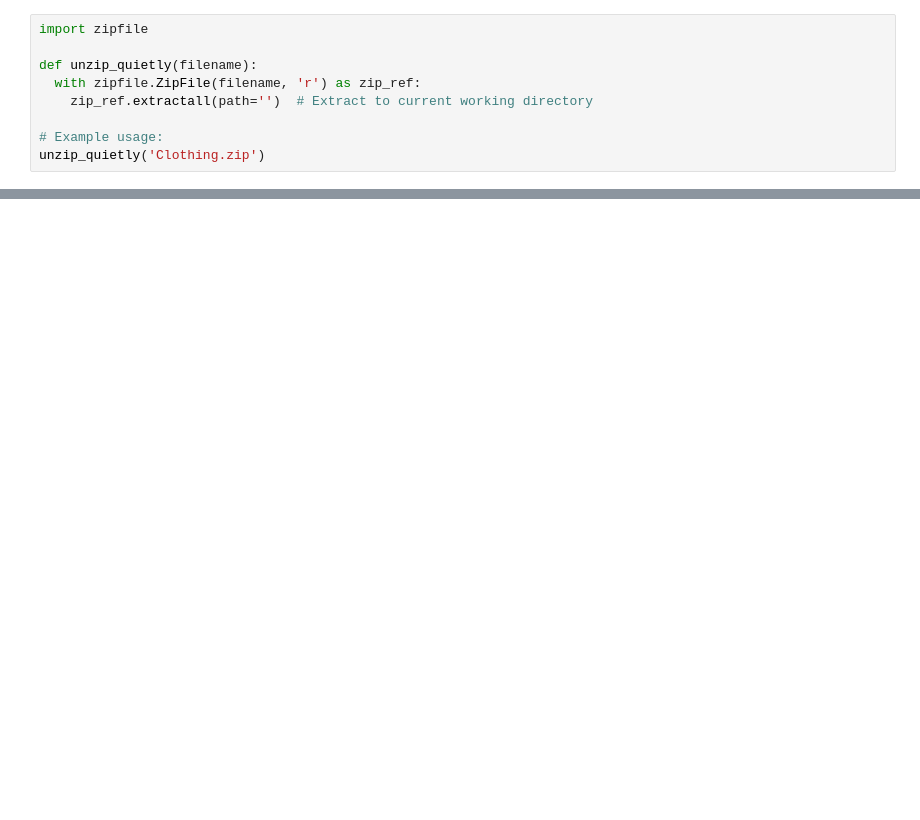
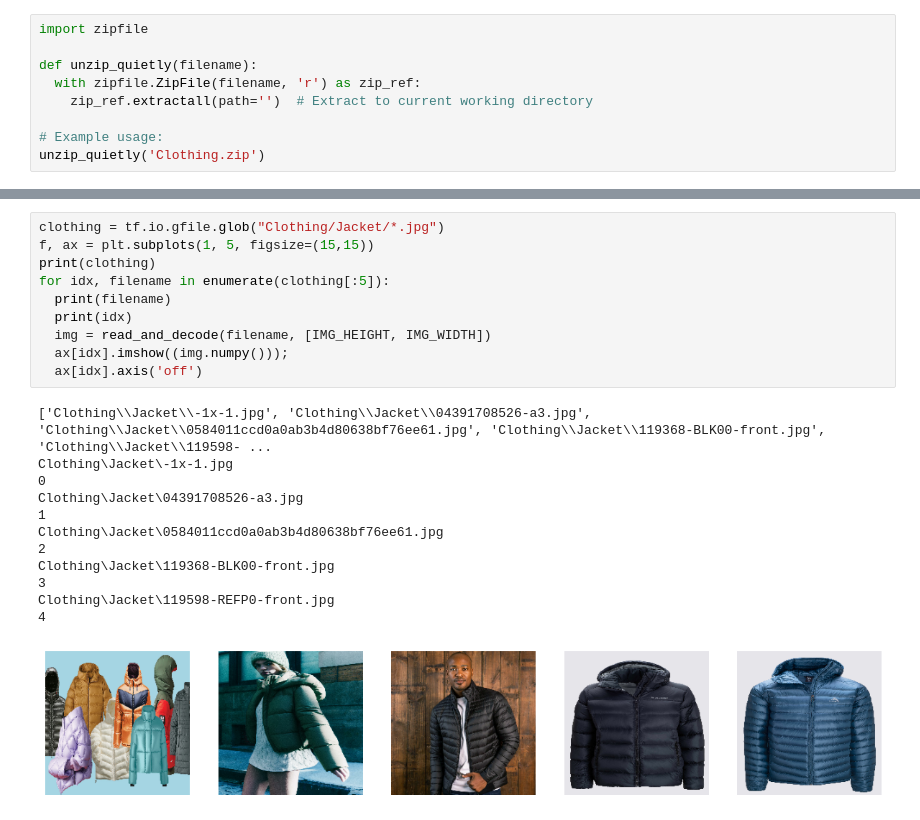
Before and after one commit to NimayKa/DSCI-03, a Jupyter notebook: Model.ipynb, the cells around one changed output, grey strips where cells are left out. Drawn from its saved outputs; the diff is of its cells as text; blank space fills up the shorter version.

```diff
--- a/Model.ipynb
+++ b/Model.ipynb
@@ -54,0 +57,23 @@ ModuleNotFoundError: No module named 'matplotlib'
+# %%
+clothing = tf.io.gfile.glob("Clothing/Jacket/*.jpg")
+f, ax = plt.subplots(1, 5, figsize=(15,15))
+print(clothing)
+for idx, filename in enumerate(clothing[:5]):
+  print(filename)
+  print(idx)
+  img = read_and_decode(filename, [IMG_HEIGHT, IMG_WIDTH])
+  ax[idx].imshow((img.numpy()));
+  ax[idx].axis('off')
+# %% [output]
+['Clothing\\Jacket\\-1x-1.jpg', 'Clothing\\Jacket\\04391708526-a3.jpg', 'Clothing\\Jacket\\0584011ccd0a0ab3b4d80638bf76ee61.jpg', 'Clothing\\Jacket\\119368-BLK00-front.jpg', 'Clothing\\Jacket\\119598- ...
+Clothing\Jacket\-1x-1.jpg
+0
+Clothing\Jacket\04391708526-a3.jpg
+1
+Clothing\Jacket\0584011ccd0a0ab3b4d80638bf76ee61.jpg
+2
+Clothing\Jacket\119368-BLK00-front.jpg
+3
+Clothing\Jacket\119598-REFP0-front.jpg
+4
+[figure, added]
```
Also changed, not shown: parts of 11 cells of this notebook, 2 other files.
